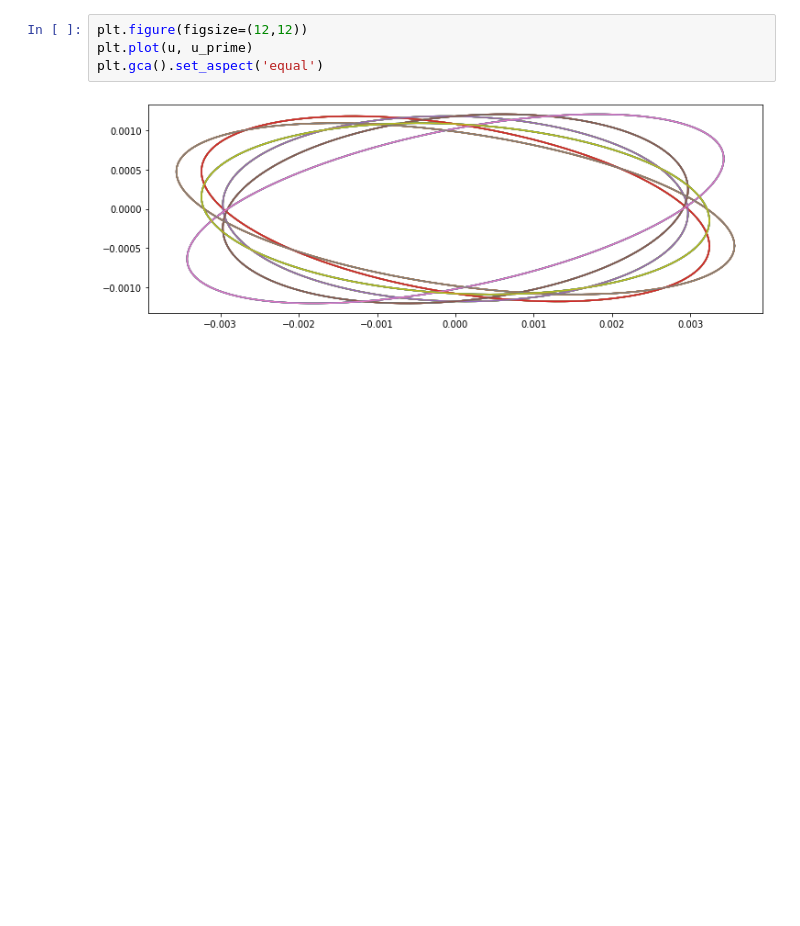
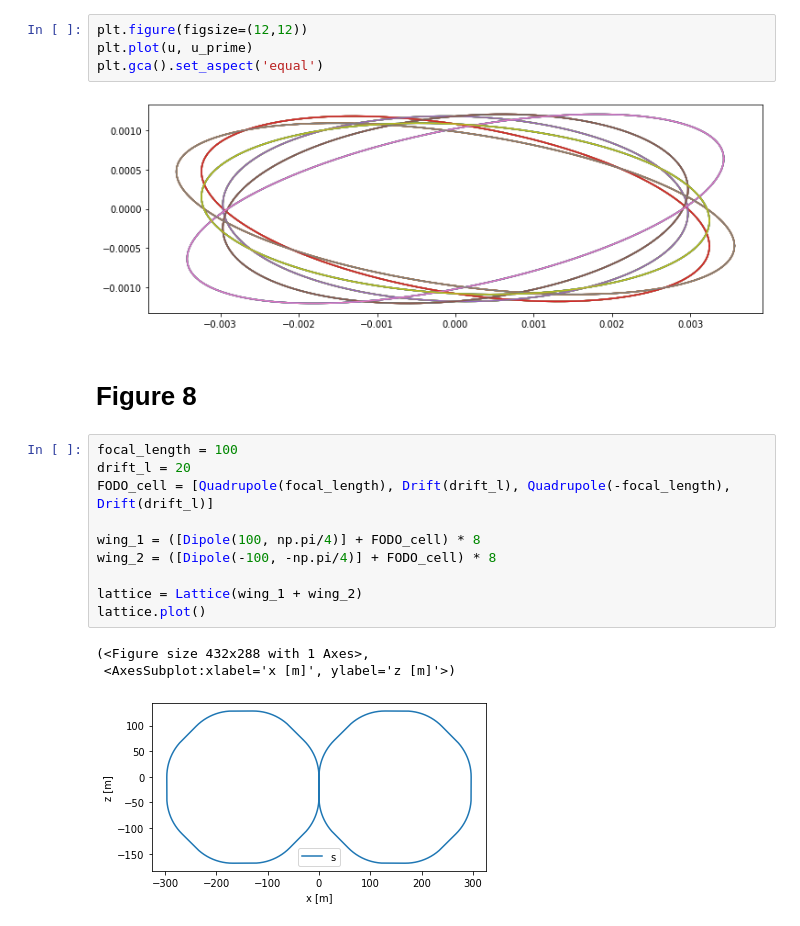
Before and after one commit to loiccoyle/pyaccelerator, a Jupyter notebook: noteboooks/lattice.ipynb, the cells around one changed output. Cells and saved outputs as stored; diff of their text form; blank space fills up the shorter version.

Commit message:
add figure 8

```diff
--- a/noteboooks/lattice.ipynb
+++ b/noteboooks/lattice.ipynb
@@ -177,3 +177,19 @@ plt.plot(u, u_prime)
 plt.gca().set_aspect('equal')
 # %% [output]
 [figure]
+# %% [markdown]
+# Figure 8
+# %%
+focal_length = 100
+drift_l = 20
+FODO_cell = [Quadrupole(focal_length), Drift(drift_l), Quadrupole(-focal_length), Drift(drift_l)]
+
+wing_1 = ([Dipole(100, np.pi/4)] + FODO_cell) * 8
+wing_2 = ([Dipole(-100, -np.pi/4)] + FODO_cell) * 8
+
+lattice = Lattice(wing_1 + wing_2)
+lattice.plot()
+# %% [output]
+(<Figure size 432x288 with 1 Axes>,
+ <AxesSubplot:xlabel='x [m]', ylabel='z [m]'>)
+[figure, added]
```
Also changed, not shown: parts of 2 cells of this notebook.
